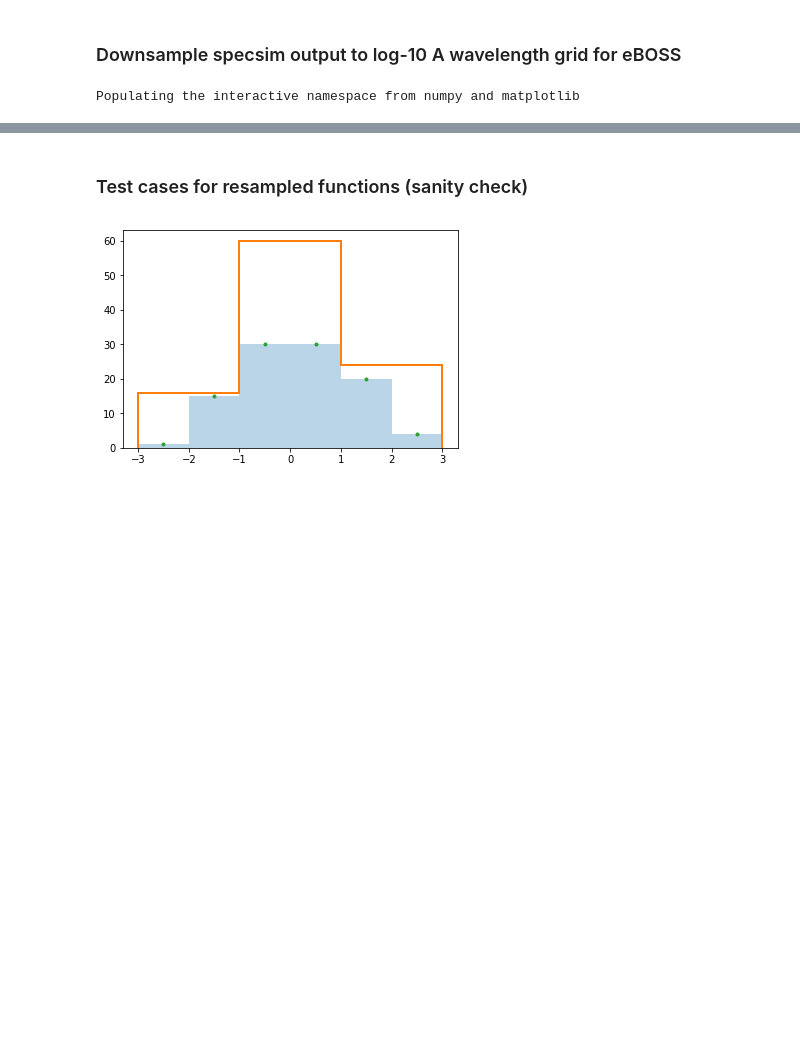
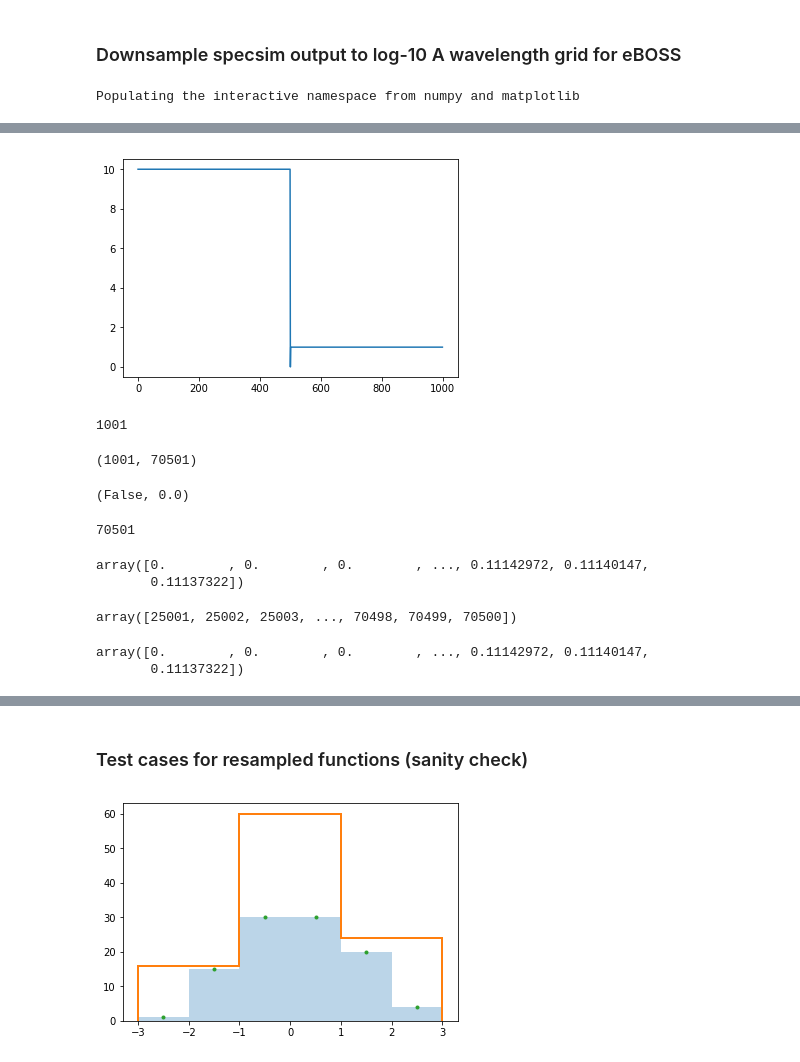
Before and after one commit to belaa/specsim-for-eboss, a Jupyter notebook: downsample_to_eBOSS_grid.ipynb, the cells around one changed output, grey strips where cells are left out. Saved outputs shown, nothing was run; the diff lists cells and outputs as text; code cells hidden in the pictures; blank space fills up the shorter version.

```diff
--- a/downsample_to_eBOSS_grid.ipynb
+++ b/downsample_to_eBOSS_grid.ipynb
@@ -36,2 +29,4 @@ len(cam.throughput)
+# %%
+self_wavelength = np.arange(3000.0, 10050.1, 0.1) * astropy.units.Unit('Angstrom')
 # %%
 config = specsim.config.load_config('eboss')
@@ -229,0 +156,5 @@ Table length=436
+# %%
+plt.plot(np.diff(wavelength))
+plt.show()
+# %% [output]
+[figure, added]
@@ -229,0 +169,30 @@ Table length=436
+# %%
+len(wavelength)
+# %% [output]
+1001
+# %%
+len(loaded_columns['throughput']), len(interpolated_values)
+# %% [output]
+(1001, 70501)
+# %%
+bounds_error, fill_value
+# %% [output]
+(False, 0.0)
+# %%
+len(self_wavelength.value)
+# %% [output]
+70501
+# %%
+interpolated_values
+# %% [output]
+array([0.        , 0.        , 0.        , ..., 0.11142972, 0.11140147,
+       0.11137322])
+# %%
+np.where(interpolated_values != 0)[0]
+# %% [output]
+array([25001, 25002, 25003, ..., 70498, 70499, 70500])
+# %%
+interpolated_values
+# %% [output]
+array([0.        , 0.        , 0.        , ..., 0.11142972, 0.11140147,
+       0.11137322])
```
Also changed, not shown: parts of 51 cells of this notebook.
